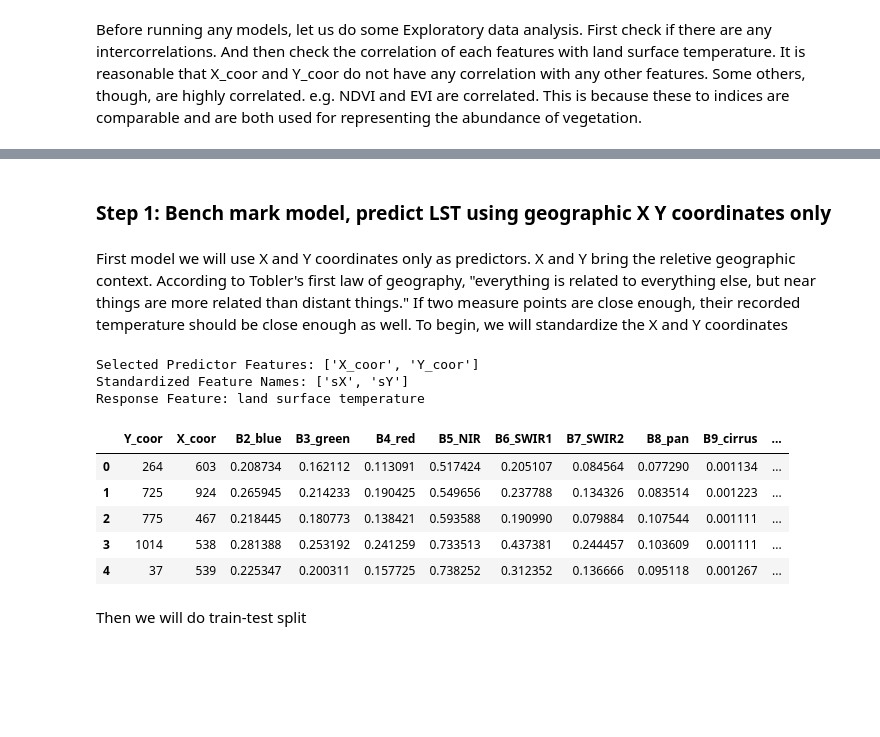
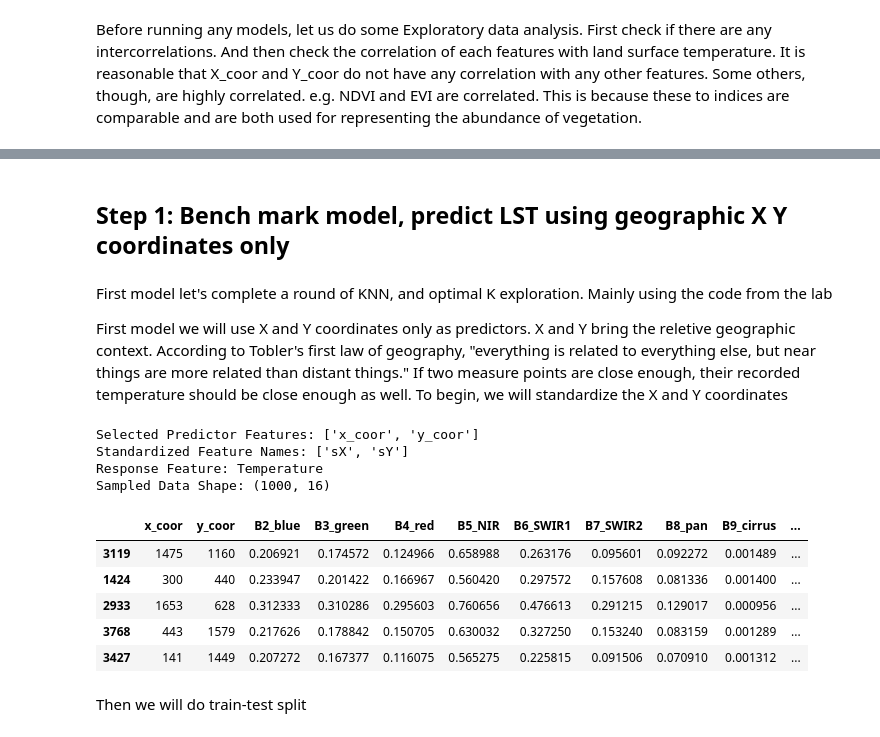
Before and after one commit to xyaoaf/PGE_383_TermProject_XihanYao, a Jupyter notebook: KNN_OptimalK_SampleDensity_Xihan_Yao.ipynb, the cells around one changed output, grey strips where cells are left out. Saved outputs shown, nothing was run; the diff lists cells and outputs as text; code cells hidden in the pictures; blank space fills up the shorter version.

```diff
--- a/KNN_OptimalK_SampleDensity_Xihan_Yao.ipynb
+++ b/KNN_OptimalK_SampleDensity_Xihan_Yao.ipynb
@@ -215,4 +223,4 @@ Load data and do some column renaming
 # %%
 url = "https://raw.githubusercontent.com/xyaoaf/PGE_383_TermProject_XihanYao/main/LST_samples_with_bands_and_indices.csv"
-df = pd.read_csv(url)
-df = df.rename(columns={'row':'Y_coor', 'col':'X_coor', 'x':'source_x', 'y':'source_y'})
+df = pd.read_csv(url).rename(columns={'land surface temperature':'Temperature'})
+df.tail()
@@ -255,11 +260,11 @@ The response feature in this study is "land surface temperature". The predictors
 # %%
-response = 'land surface temperature'   # response (y)
+response = 'Temperature'   # response (y)
 
 np.random.seed(seed=seed)               # random seed
 
 # 2. Select predictors and response
 # Drop response + source coordinate columns from predictors
-X = df.drop(columns=[response, 'source_x', 'source_y'])
+X = df.drop(columns=[response, 'x', 'y'])
 y = df[response]
 
 # Predictor and response labels
@@ -344,35 +389,36 @@ plt.show()
 # %% [markdown]
-### Step 1: Bench mark model, predict LST using geographic X Y coordinates only
+## Step 1: Bench mark model, predict LST using geographic X Y coordinates only
 # %% [markdown]
+First model let's complete a round of KNN, and optimal K exploration. Mainly using the code from the lab
+
 First model we will use X and Y coordinates only as predictors. X and Y bring the reletive geographic context.
 According to Tobler's first law of geography, "everything is related to everything else, but near things are more related than distant things." If two measure points are close enough, their recorded temperature should be close enough as well.
 To begin, we will standardize the X and Y coordinates
 # %%
-# Select X and Y coordinate features
-coord_features = ['X_coor', 'Y_coor']
+# Randomly select 1000 samples from the population
+df_sample = df.sample(n=1000, random_state=seed)
 
-# Standardized column names
-std_cols = ['sX', 'sY']
-
-# Standardize X and Y
+# Standardize X and Y for the sampled data
 scaler = StandardScaler()
-df[std_cols] = scaler.fit_transform(df[coord_features])
+df_sample[['sX', 'sY']] = scaler.fit_transform(df_sample[['x_coor', 'y_coor']])
 
 # Output
 print("Selected Predictor Features:", coord_features)
 print("Standardized Feature Names:", std_cols)
 print("Response Feature:", response)
-df.head()
+print(f"Sampled Data Shape: {df_sample.shape}")
+df_sample.tail()
 # %% [output]
-Selected Predictor Features: ['X_coor', 'Y_coor']
+Selected Predictor Features: ['x_coor', 'y_coor']
 Standardized Feature Names: ['sX', 'sY']
-Response Feature: land surface temperature
+Response Feature: Temperature
+Sampled Data Shape: (1000, 16)
-|  | Y_coor | X_coor | B2_blue | B3_green | B4_red | B5_NIR | B6_SWIR1 | B7_SWIR2 | B8_pan | B9_cirrus | ... |
-| 0 | 264 | 603 | 0.208734 | 0.162112 | 0.113091 | 0.517424 | 0.205107 | 0.084564 | 0.077290 | 0.001134 | ... |
-| 1 | 725 | 924 | 0.265945 | 0.214233 | 0.190425 | 0.549656 | 0.237788 | 0.134326 | 0.083514 | 0.001223 | ... |
-| 2 | 775 | 467 | 0.218445 | 0.180773 | 0.138421 | 0.593588 | 0.190990 | 0.079884 | 0.107544 | 0.001111 | ... |
-| 3 | 1014 | 538 | 0.281388 | 0.253192 | 0.241259 | 0.733513 | 0.437381 | 0.244457 | 0.103609 | 0.001111 | ... |
-| 4 | 37 | 539 | 0.225347 | 0.200311 | 0.157725 | 0.738252 | 0.312352 | 0.136666 | 0.095118 | 0.001267 | ... |
+|  | x_coor | y_coor | B2_blue | B3_green | B4_red | B5_NIR | B6_SWIR1 | B7_SWIR2 | B8_pan | B9_cirrus | ... |
+| 3119 | 1475 | 1160 | 0.206921 | 0.174572 | 0.124966 | 0.658988 | 0.263176 | 0.095601 | 0.092272 | 0.001489 | ... |
+| 1424 | 300 | 440 | 0.233947 | 0.201422 | 0.166967 | 0.560420 | 0.297572 | 0.157608 | 0.081336 | 0.001400 | ... |
+| 2933 | 1653 | 628 | 0.312333 | 0.310286 | 0.295603 | 0.760656 | 0.476613 | 0.291215 | 0.129017 | 0.000956 | ... |
+| 3768 | 443 | 1579 | 0.217626 | 0.178842 | 0.150705 | 0.630032 | 0.327250 | 0.153240 | 0.083159 | 0.001289 | ... |
+| 3427 | 141 | 1449 | 0.207272 | 0.167377 | 0.116075 | 0.565275 | 0.225815 | 0.091506 | 0.070910 | 0.001312 | ... |
 # %% [markdown]
 Then we will do train-test split
 # %%
```
Also changed, not shown: parts of 67 cells of this notebook, 4 other files.
